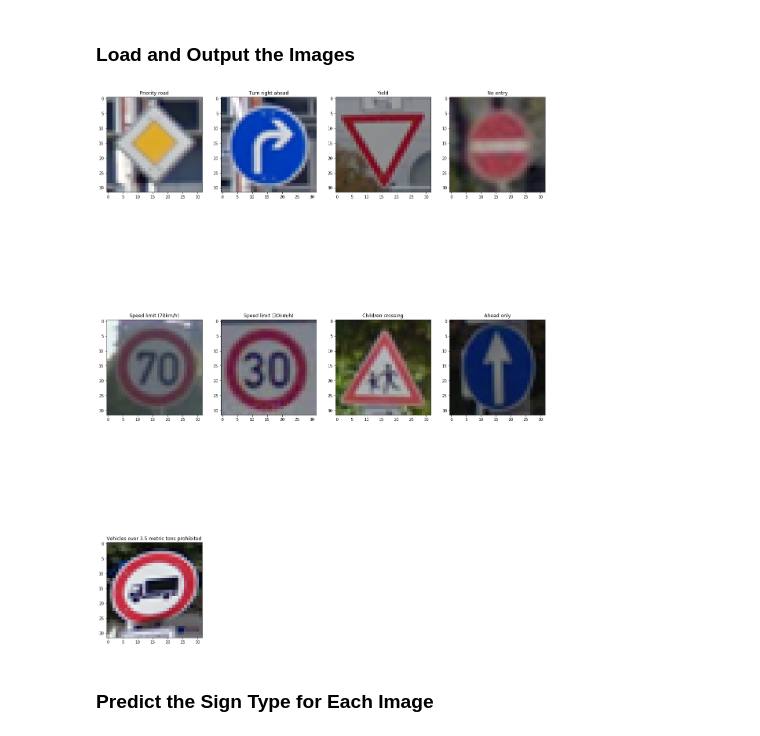
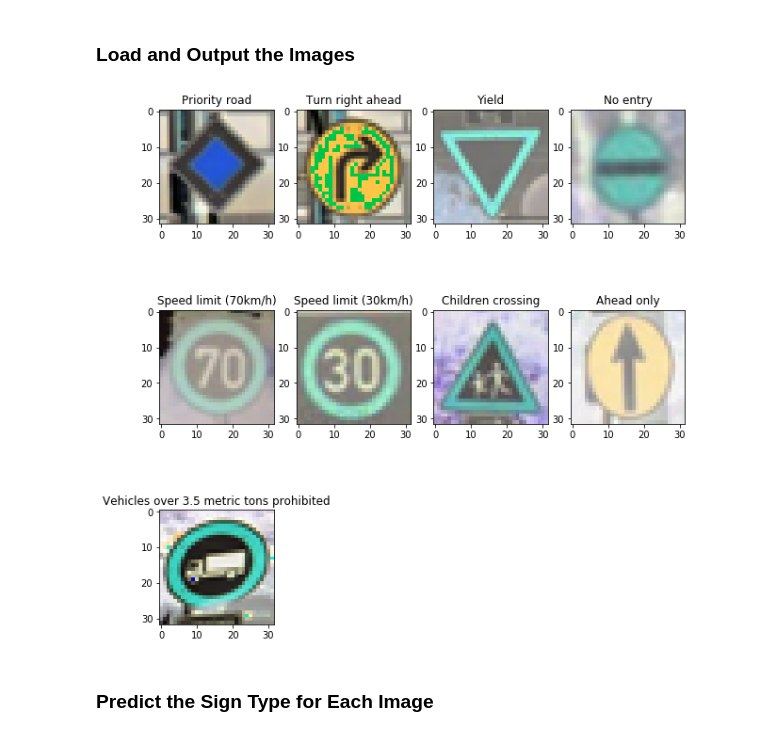
Before and after one commit to Gryton/carnd-traffic-signs, a Jupyter notebook: Traffic_Sign_Classifier.ipynb, the cells around one changed output. Drawn from its saved outputs; the diff is of its cells as text; code cells hidden in the pictures.

Commit message:
Adding newer version of notebook (previous hadn't visualisation for new signs)

```diff
--- a/Traffic_Sign_Classifier.ipynb
+++ b/Traffic_Sign_Classifier.ipynb
@@ -127,7 +127,7 @@ show_signs(10, X_train, y_train)
 [figure]
 # %%
 def show_signs(plots, signs, label, random=True):
-    fig = plt.figure(figsize=(20, 40))
+    fig = plt.figure(figsize=(10, 15))
     for i in range(plots):
         figure=fig.add_subplot(plots/2, 4, i+1)
         index = random.randint(0, len(signs)) if random else i
@@ -418,12 +420,13 @@ You may find `signnames.csv` useful as it contains mappings from the class id (i
 # %%
 import matplotlib.image as mpimg
 ### Load the images and plot them here.
 ### Feel free to use as many code cells as needed.
 new_images = [mpimg.imread('traffic-signs-data/{0}.png'.format(number)) for number in range(9)]
+new_images = [im*255 for im in new_images]
 new_labels = [12, 33, 13, 17, 4, 1, 28, 35, 16]
 show_signs(9, new_images, new_labels, random=False)
 # %% [output]
-[figure, old version]
+[figure, new version]
 # %% [markdown]
 ### Predict the Sign Type for Each Image
 # %%
```
Also changed, not shown: parts of 5 cells of this notebook.
